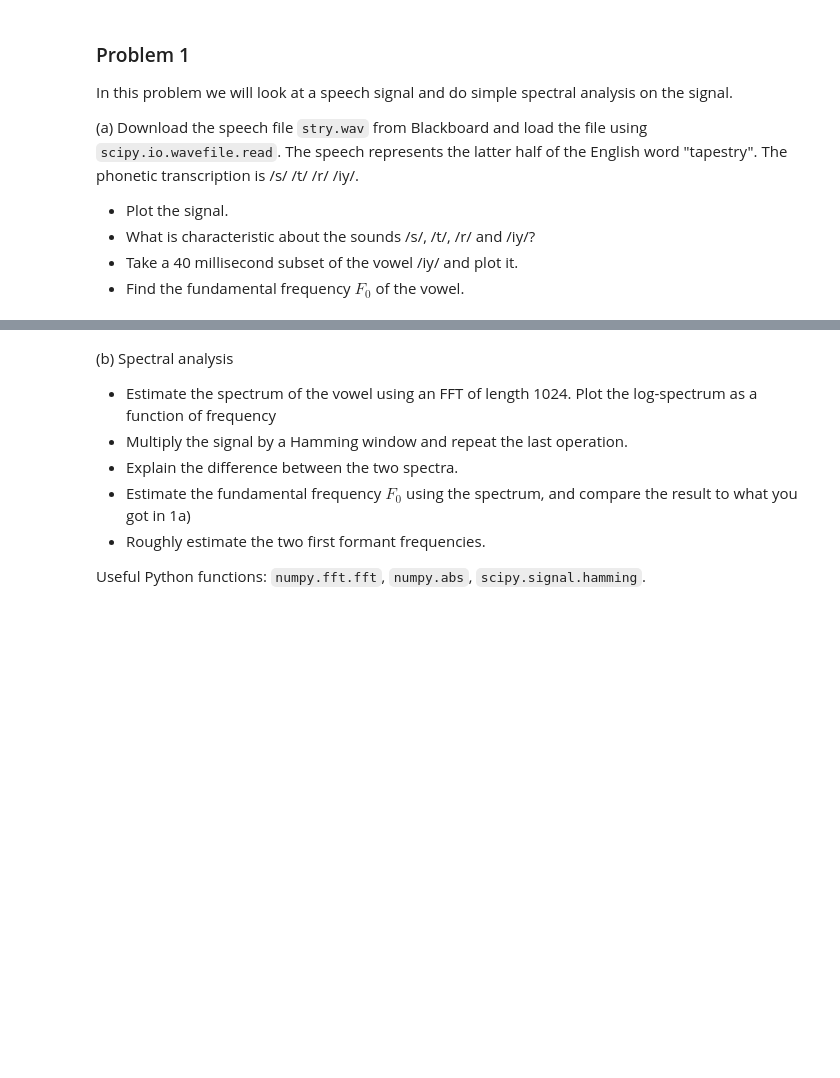
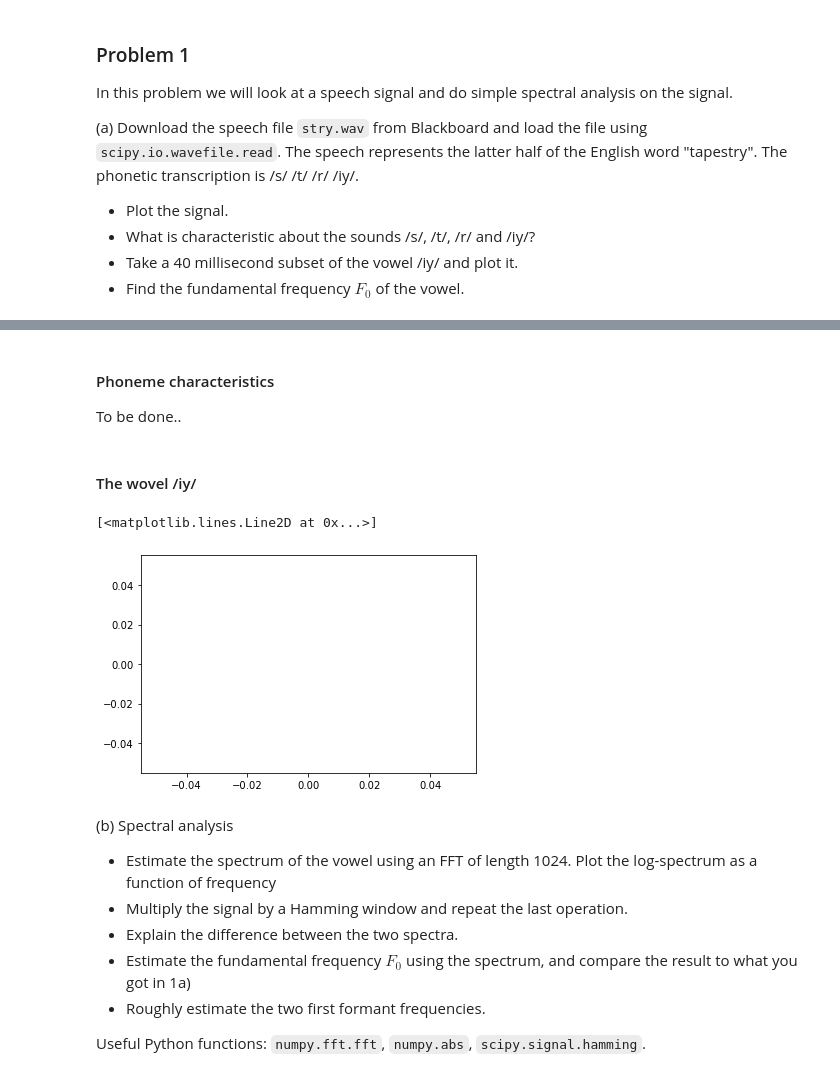
Before and after one commit to jakvah/TTT4185-MachineLearning, a Jupyter notebook: assignment_1.ipynb, the cells around one changed output, grey strips where cells are left out. Saved outputs shown, nothing was run; the diff lists cells and outputs as text; code cells hidden in the pictures; blank space fills up the shorter version.

```diff
--- a/assignment_1.ipynb
+++ b/assignment_1.ipynb
@@ -24,3 +32,23 @@ Fs, data = scipy.io.wavfile.read('stry.wav')
+# %% [markdown]
+#### Phoneme characteristics
+To be done..
+# %% [markdown]
+#### The wovel /iy/
+# %%
+# Assuming that /iy/ is the last 40ms of the signal
+import scipy.io.wavfile
+import matplotlib.pyplot as plt
+Fs, data = scipy.io.wavfile.read('Audiofiles/stry.wav')
+
+desired_time = 40e-3
+desired_samples = int(desired_time/Fs)
+# We want the last desired_samples of the signal
+iy_data = data[len(data)-desired_samples:]
+print(iy_data)
+plt.plot(iy_data)
+# %% [output]
+[<matplotlib.lines.Line2D at 0x...>]
+[figure, added]
 # %% [markdown]
 (b) Spectral analysis
 - Estimate the spectrum of the vowel using an FFT of length 1024. Plot the log-spectrum as a function of frequency
```
Also changed, not shown: parts of 2 cells of this notebook.
